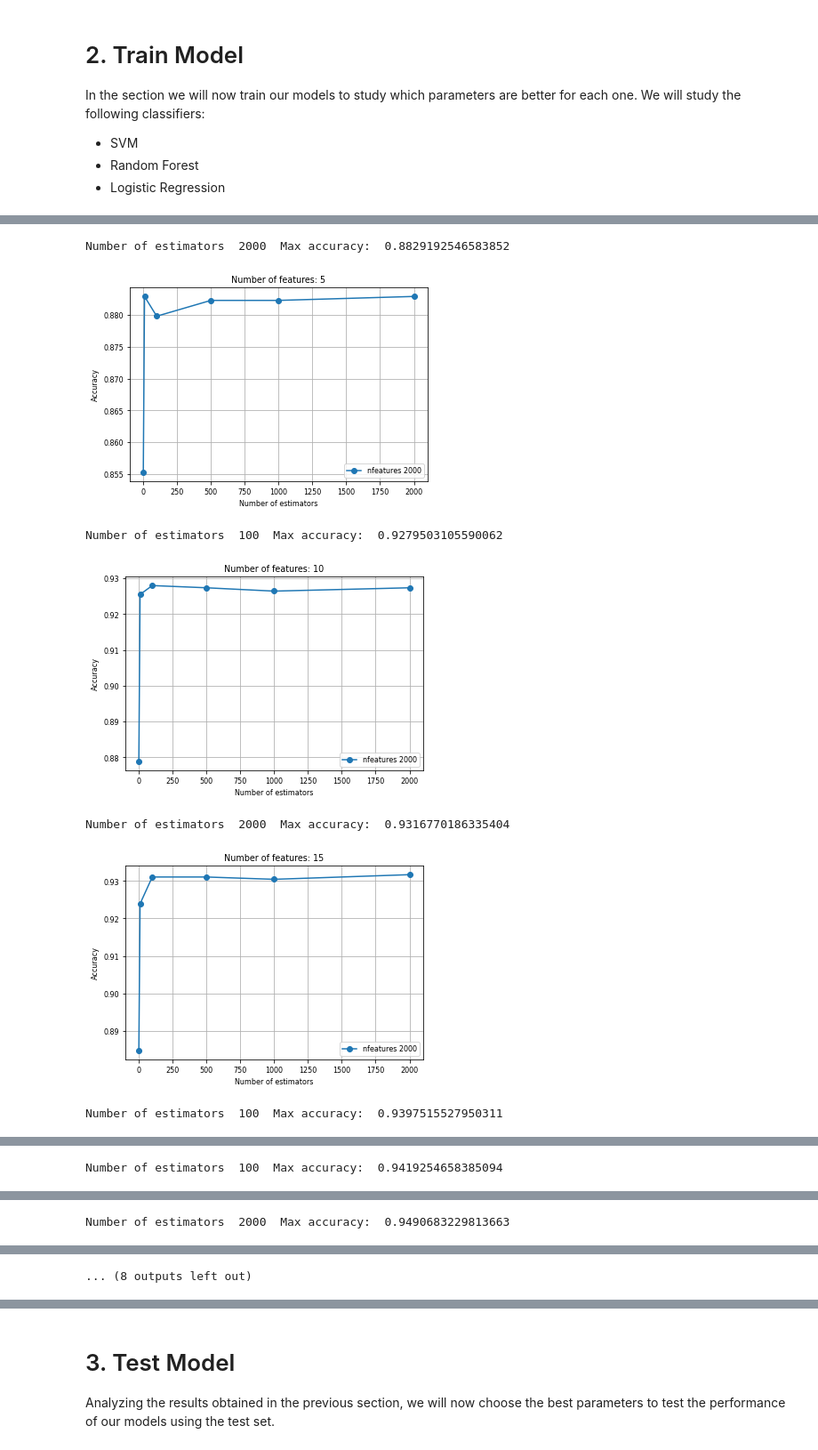
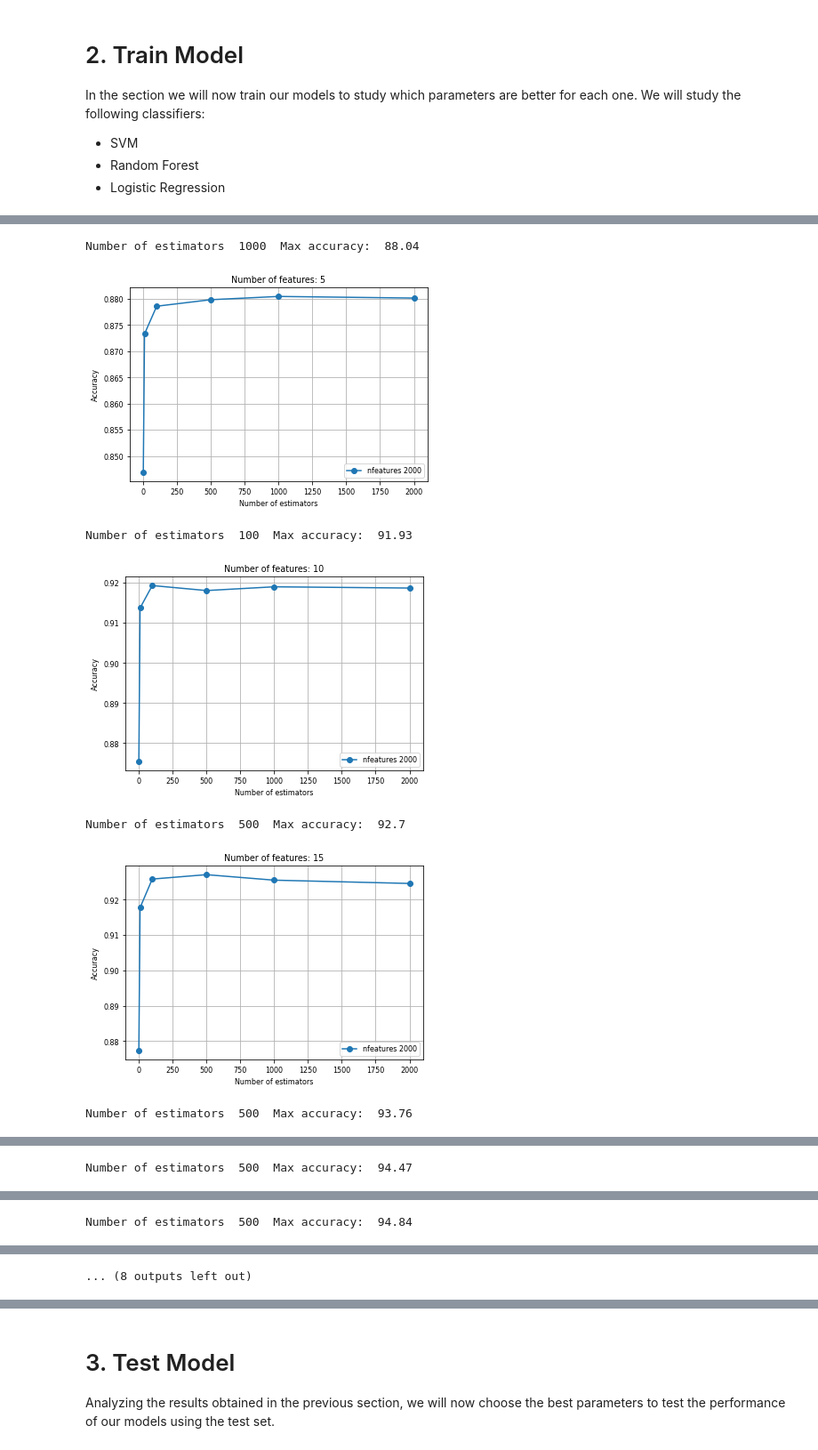
Before and after one commit to rafaelbaptista13/ED-Project, a Jupyter notebook: Project.ipynb, the cells around one changed output, grey strips where cells are left out. Shown at 89% size. Drawn from its saved outputs; the diff is of its cells as text; code cells hidden in the pictures.

```diff
--- a/Project.ipynb
+++ b/Project.ipynb
@@ -103,7 +169,8 @@ dfH=df[df[57] ==0]  # Not Spam examples
 plt.rcParams.update({'font.size': 8})
 fig, axes = plt.subplots(nrows=10, ncols=10, figsize=(20,20))
 
-top_10_features = [20, 22, 6, 52, 5, 51, 4, 16, 18, 8]
+# Get the top 10 features ordered by F-score
+top_10_features = inx[:10]
 
 for i in range(10):
     for j in range(10):
@@ -405,52 +393,42 @@ Degree  3  Max accuracy:  0.9099378881987576  C:  100
 # %%
-number_of_estimators = [1, 10, 100, 500, 1000, 2000]
+# Parameters
+number_of_estimators = [1, 10, 100, 500, 1000, 2000]  # Number of estimators/trees
+
+# Number of features used to train
 num_features = [5, 10, 15, 20, 25, 30, 35, 40, 45, 55]
 
+# For each possible number of features
 for f in num_features:
+    # Get a matrix with only the top number_of_features to fit the model
     X_train_new = X_train.loc[:, inx[:f]]
-    X_test_new = X_test.loc[:, inx[:f]]
-    accuracies = []
-    #print("{:^12s} {:^9s} {:^11s} {:^9s} {:^12s} {:^9s} {:^13s} {:^13s}".format("nEstimators", "Accuracy", "Precision", "Recall", "F-measure", "Roc area", "Sensitivity", "Specificity"))
+
+    accuracies = []  # Array used to save the mean accuracies values for different C parameter
+    # For each possible number of estimators/trees
     for i in number_of_estimators:
+        # Create the model
         clf = RandomForestClassifier(n_estimators = i, random_state = 1)
-
+        # Perform 4-Fold Cross Validation
         scores = cross_val_score(clf, X_train_new, y_train, cv=4, scoring="accuracy")
+        # Save the mean accuracy value
         accuracies.append(scores.mean())
 
-        """
-        clf = RandomForestClassifier(n_estimators = i, random_state = 1)
-        clf.fit(X_train_new, y_train)
+    # Print the best number_of_estimators/trees parameter that returns the best accuracy
+    print("Number of estimators ", number_of_estimators[np.argmax(accuracies)], " Max accuracy: " , round(np.max(accuracies)*100, 2) )
 
-        y_predict = clf.predict(X_test_new)
-        statistics = precision_recall_fscore_support(y_test, y_predict)
-
-        accuracy = accuracy_score(y_test, y_predict)*100
-        precision = precision_score(y_test, y_predict)
-        recall = (statistics[1][0] + statistics[1][1]) / 2
-        f1score = (statistics[2][0] + statistics[2][1]) / 2
-        roc_area = roc_auc_score(y_test, y_predict)
-        sensitivity = statistics[1][1]
-        specificity = statistics[1][0]
-
-        print("{:^12d} {:^9.2f} {:^11.2f} {:^9.2f} {:^12.2f} {:^9.2f} {:^13.2f} {:^13.2f}"
-            .format(i, round(accuracy, 2), round(precision, 2), round(recall, 2), round(f1score, 2), round(roc_area, 2), round(sensitivity, 2), round(specificity, 2) ))
-        """
-
-    print("Number of estimators ", number_of_estimators[np.argmax(accuracies)], " Max accuracy: " , np.max(accuracies) )
-
+    # Plot the accuracy values for each number of estimators parameter
     plt.plot(number_of_estimators, accuracies, marker="o" ,label=f"nfeatures {i}")
 
     plt.legend()
     plt.xlabel("Number of estimators")
     plt.ylabel("Accuracy")
     plt.title(f"Number of features: {str(f)}")
     plt.grid()
     plt.show()
 # %% [output]
-Number of estimators  2000  Max accuracy:  0.8829192546583852
+Number of estimators  1000  Max accuracy:  88.04
-[figure, old version]
+[figure, new version]
-Number of estimators  100  Max accuracy:  0.9279503105590062
+Number of estimators  100  Max accuracy:  91.93
-[figure, old version]
+[figure, new version]
-Number of estimators  2000  Max accuracy:  0.9316770186335404
+Number of estimators  500  Max accuracy:  92.7
-[figure, old version]
+[figure, new version]
-Number of estimators  100  Max accuracy:  0.9397515527950311
+Number of estimators  500  Max accuracy:  93.76
@@ -458 +436 @@ Number of estimators  100  Max accuracy:  0.9397515527950311
-Number of estimators  100  Max accuracy:  0.9419254658385094
+Number of estimators  500  Max accuracy:  94.47
@@ -460 +438 @@ Number of estimators  100  Max accuracy:  0.9419254658385094
-Number of estimators  2000  Max accuracy:  0.9490683229813663
+Number of estimators  500  Max accuracy:  94.84
```
Also changed, not shown: parts of 43 cells of this notebook.
